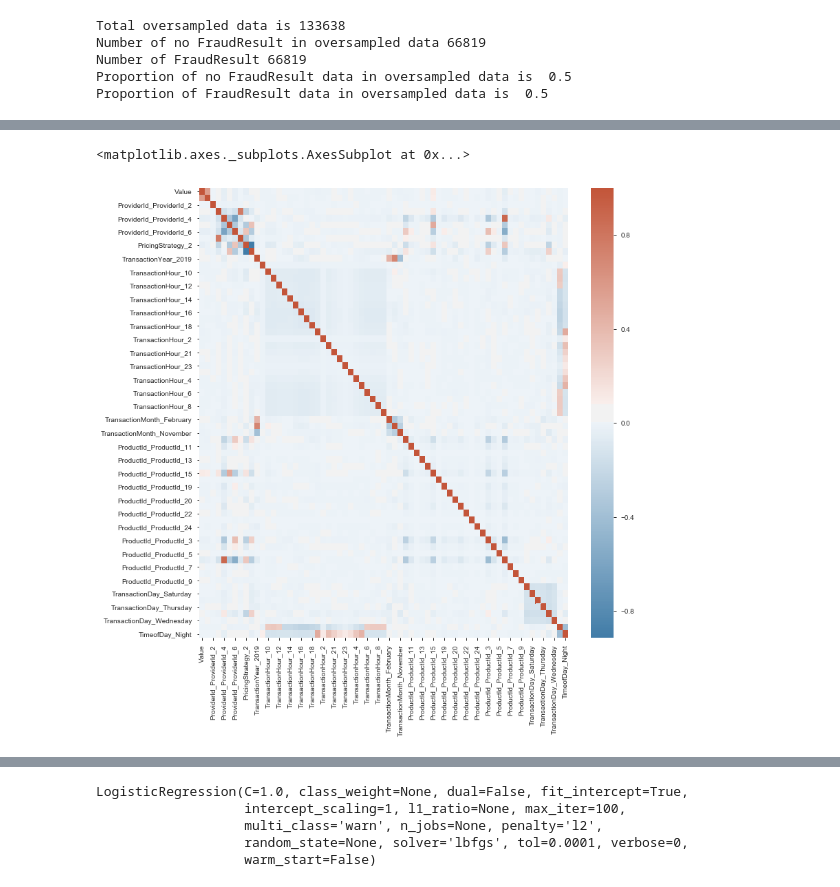
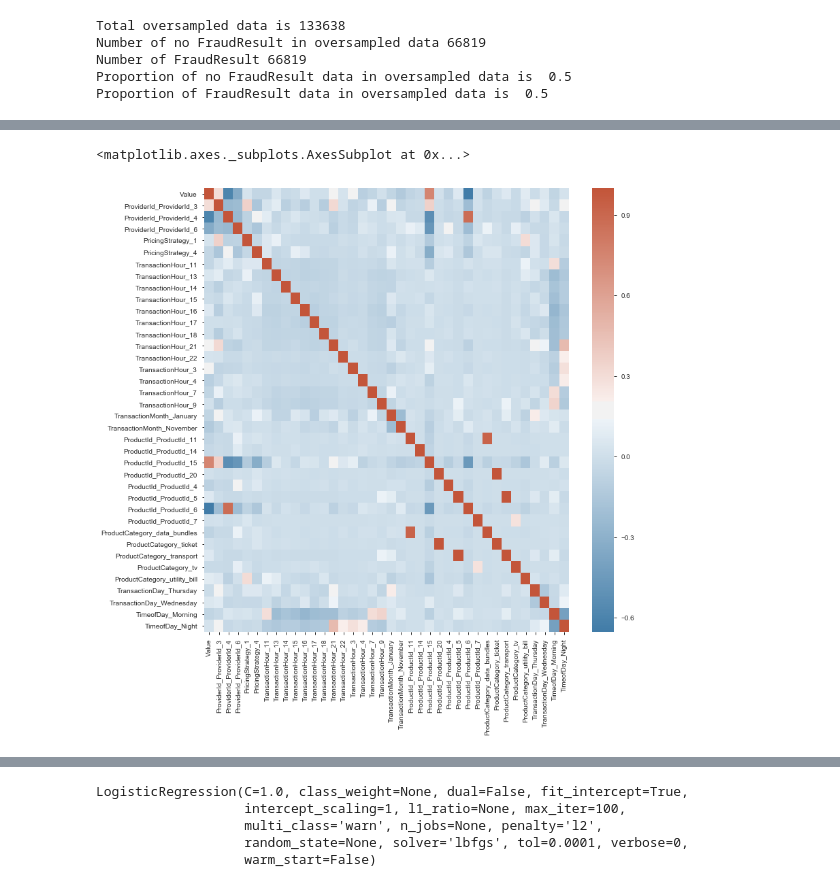
Before and after one commit to wkirui/sturdy-xente, a Jupyter notebook: Xente Fraud Detection Model.ipynb, the cells around one changed output, grey strips where cells are left out. Saved outputs shown, nothing was run; the diff lists cells and outputs as text; code cells hidden in the pictures.

```diff
--- a/Xente Fraud Detection Model.ipynb
+++ b/Xente Fraud Detection Model.ipynb
@@ -357,10 +357,10 @@ for amounts that are less than 400,000. Higher transaction Values are more likel
 # %%
 #Drop some columns
 training_data_new = training_data.drop(
-    ['TransactionId','BatchId','ChannelId',
+    ['TransactionId','BatchId',
      'AccountId','SubscriptionId',
      'CustomerId','CurrencyCode',
-     'DayofWeek','ProductCategory',
+     'DayofWeek',
      'CountryCode','TransactionDayNum',
      'Amount','TransactionStartTime'],axis=1)
 # %%
@@ -376,11 +376,11 @@ training_data_new.head()
 #Create dummy data for logistic modelling
 #convert Pricing Strategy & Transaction Year into string
 training_data_new[['PricingStrategy','TransactionYear','TransactionHour']]=training_data_new[['PricingStrategy','TransactionYear','TransactionHour']].astype(str)
-
-cat_vars = training_data_new[['ProviderId','PricingStrategy',
+training_data_new[['Value']] = np.log(training_data_new[['Value']])
+cat_vars = training_data_new[['ProviderId','PricingStrategy','ChannelId',
                               'TransactionYear','TransactionHour',
                               'TransactionMonth',
-                              'ProductId',
+                              'ProductId','ProductCategory',
                               'TransactionDay','TimeofDay']]
 cat_list = pd.get_dummies(cat_vars, drop_first=True)
 
@@ -427,8 +428,14 @@ Recursive Feature Elimination (RFE)
 # %%
 #select features recursively
 model = LogisticRegression(solver='lbfgs')
-rfe = RFE(model, 55)
-rfe = rfe.fit(os_data_X,os_data_y.values.ravel())
-print(rfe.support_)
-print(rfe.ranking_)
+#rfe = RFE(model, 55)
+#rfe = rfe.fit(os_data_X,os_data_y.values.ravel())
+rfe_selector = RFE(estimator=model,n_features_to_select=None,step=10,verbose=5)
+rfe_selector.fit(os_data_X,os_data_y.values.ravel())
+rfe_support = rfe_selector.get_support()
+rfe_feature = os_data_X.loc[:,rfe_support].columns.tolist()
+#print(str(len(rfe_feature)), 'selected features')
+#print(rfe.support_)
+#print(rfe.ranking_)
+print(len(rfe_feature))
 # %% [output]
@@ -444,8 +467,9 @@ print(rfe.ranking_)
 # %%
 #remove features from rfe
-os_data_X1 = os_data_X.drop(['ProviderId_ProviderId_2','TransactionHour_1',
-               'TransactionMonth_November','ProductId_ProductId_13',
-               'ProductId_ProductId_2','ProductId_ProductId_20',
-               'ProductId_ProductId_21', 'ProductId_ProductId_22',
-               'ProductId_ProductId_27','ProductId_ProductId_4',
-               'ProductId_ProductId_6'],axis=1)
+# os_data_X1 = os_data_X.drop(['ProviderId_ProviderId_2','TransactionHour_1',
+#                'TransactionMonth_November','ProductId_ProductId_13',
+#                'ProductId_ProductId_2','ProductId_ProductId_20',
+#                'ProductId_ProductId_21', 'ProductId_ProductId_22',
+#                'ProductId_ProductId_27','ProductId_ProductId_4',
+#                'ProductId_ProductId_6'],axis=1)
+os_data_X1 = os_data_X[rfe_feature]
@@ -472,17 +486,17 @@ Index(['Value', 'ProviderId_ProviderId_3', 'ProviderId_ProviderId_4',
 # %%
 #check correlation between features
-corr_data = training_data_final
+corr_data = os_data_X1
 corr=corr_data.corr()
 fig, ax = plt.subplots(figsize=(12, 12))
 colormap = sns.diverging_palette(240, 20, as_cmap=True)
 sns.heatmap(corr, cmap=colormap, annot=False, fmt=".2f")
 
 #check top correlation pairs
 #corr1=corr.abs().unstack().sort_values(ascending=False)
 #corr1[0:50]
 # %% [output]
 <matplotlib.axes._subplots.AxesSubplot at 0x...>
-[figure, old version]
+[figure, new version]
 # %%
 #update X, Y based on RFE result
 X = os_data_X1
```
Also changed, not shown: parts of 27 cells of this notebook.
